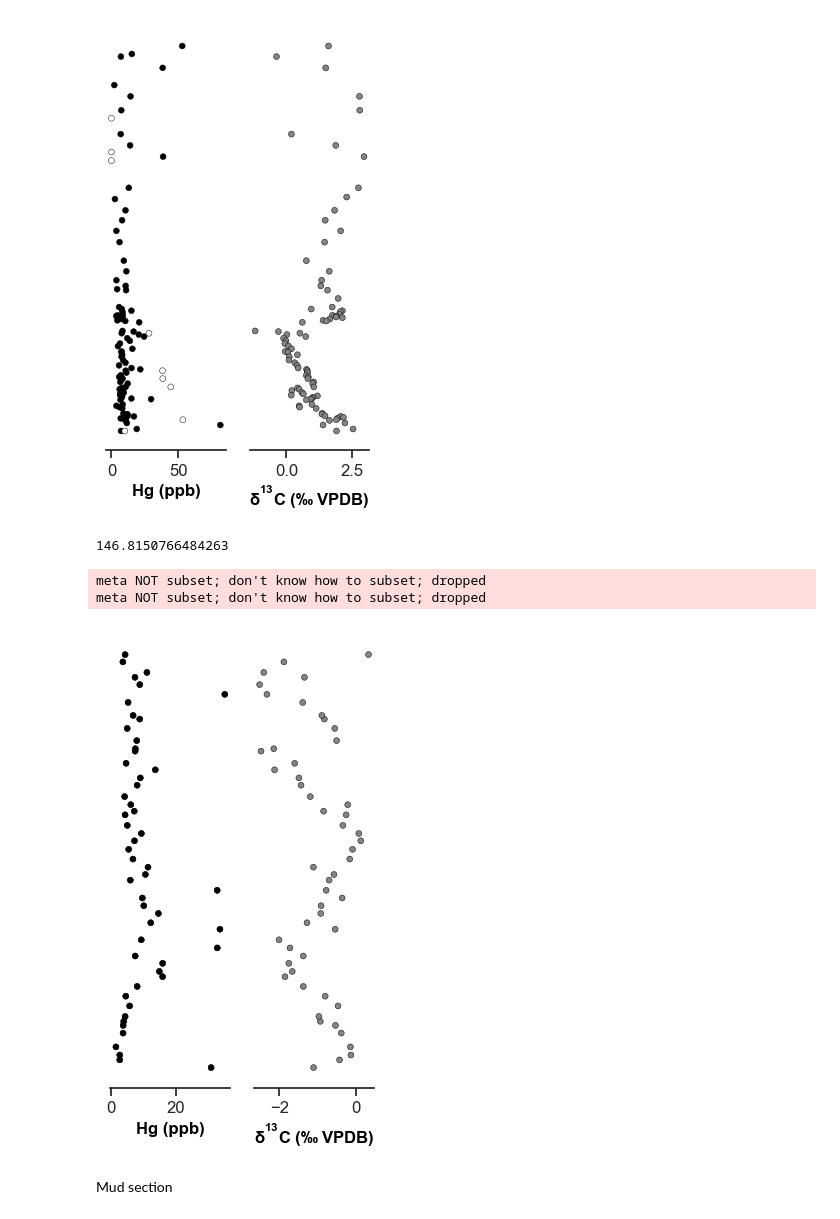
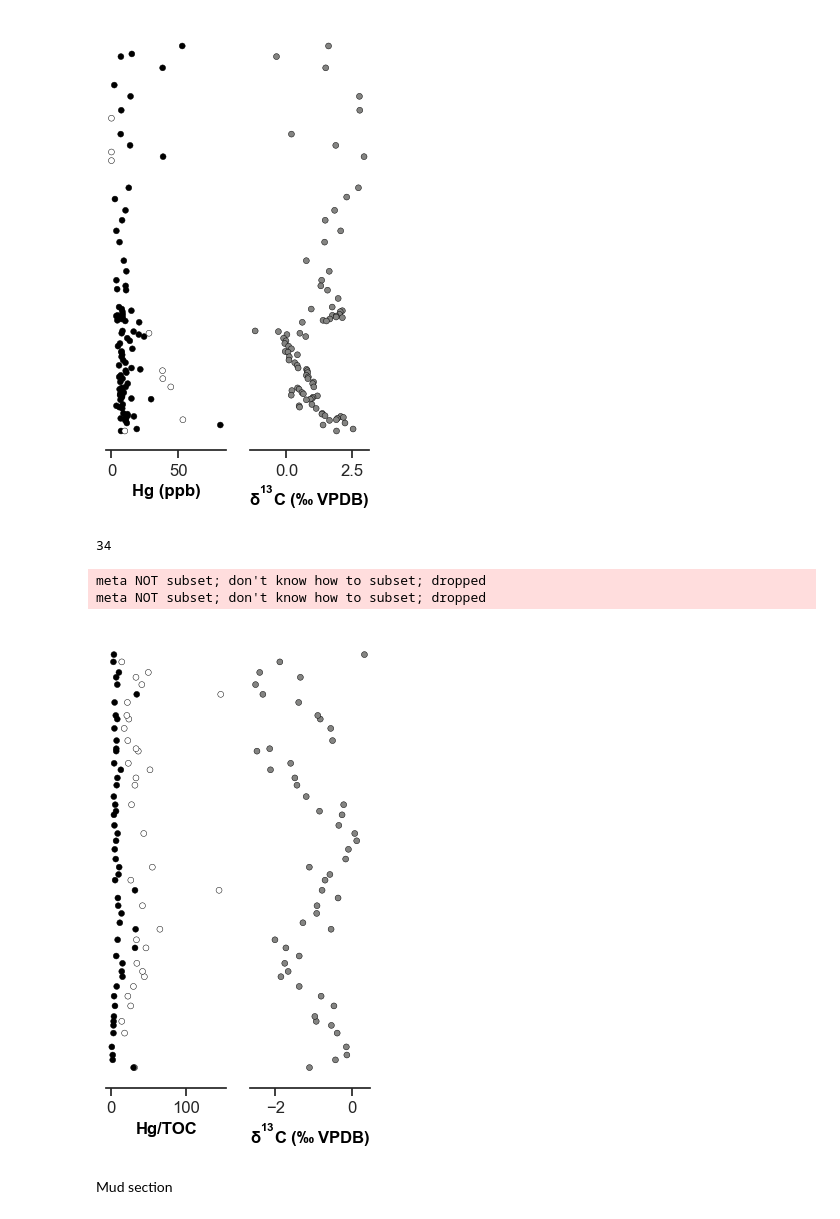
Before and after one commit to oluwaseun-edward/notebooks, a Jupyter notebook: lit_data.ipynb, the cells around one changed output. Drawn from its saved outputs; the diff is of its cells as text; code cells hidden in the pictures.

Commit message:
made cross plots to examine relationship between TOC and detrital input.

```diff
--- a/lit_data.ipynb
+++ b/lit_data.ipynb
@@ -375,25 +378,25 @@ meta NOT subset; don't know how to subset; dropped
 npds = pd.read_excel(data_path, sheet_name='NPDS')
 depth = npds.Depth
 npds.head(2)
-npds['Hg_TOC'].max()
+npds['Hg_TOC'].count()
 # %% [output]
-146.8150766484263
+34
 # %%
 fig, axes = plt.subplots(figsize=(3.4, 5.9), nrows=1, ncols=2, sharey=True)
 ax0, ax1 = axes
 ax_list = [ax0, ax0, ax1]
-plt_list = [npds.Hg, npds.Hg, npds.d13C]
-labels = ["Hg", "Hg (ppb)", "$\delta^{13}C\;(‰\;VPDB)$"]
+plt_list = [npds.Hg_TOC, npds.Hg, npds.d13C]
+labels = ["Hg", "Hg/TOC", "$\delta^{13}C\;(‰\;VPDB)$"]
 colors = ["white", "black", "#848482"]
 # remove the y-axis ticks and y-axis itself.
 sns.despine(left=True, right=True, top=True, bottom=False)
 plt.yticks([])
 
 make_plot(npds, font_size, 'npds-corr')
 # %% [output]
 meta NOT subset; don't know how to subset; dropped
 meta NOT subset; don't know how to subset; dropped
-[figure, old version]
+[figure, new version]
 # %% [markdown]
 Mud section
 # %%
```
Also changed, not shown: parts of 1 cell of this notebook, 1 other file.
